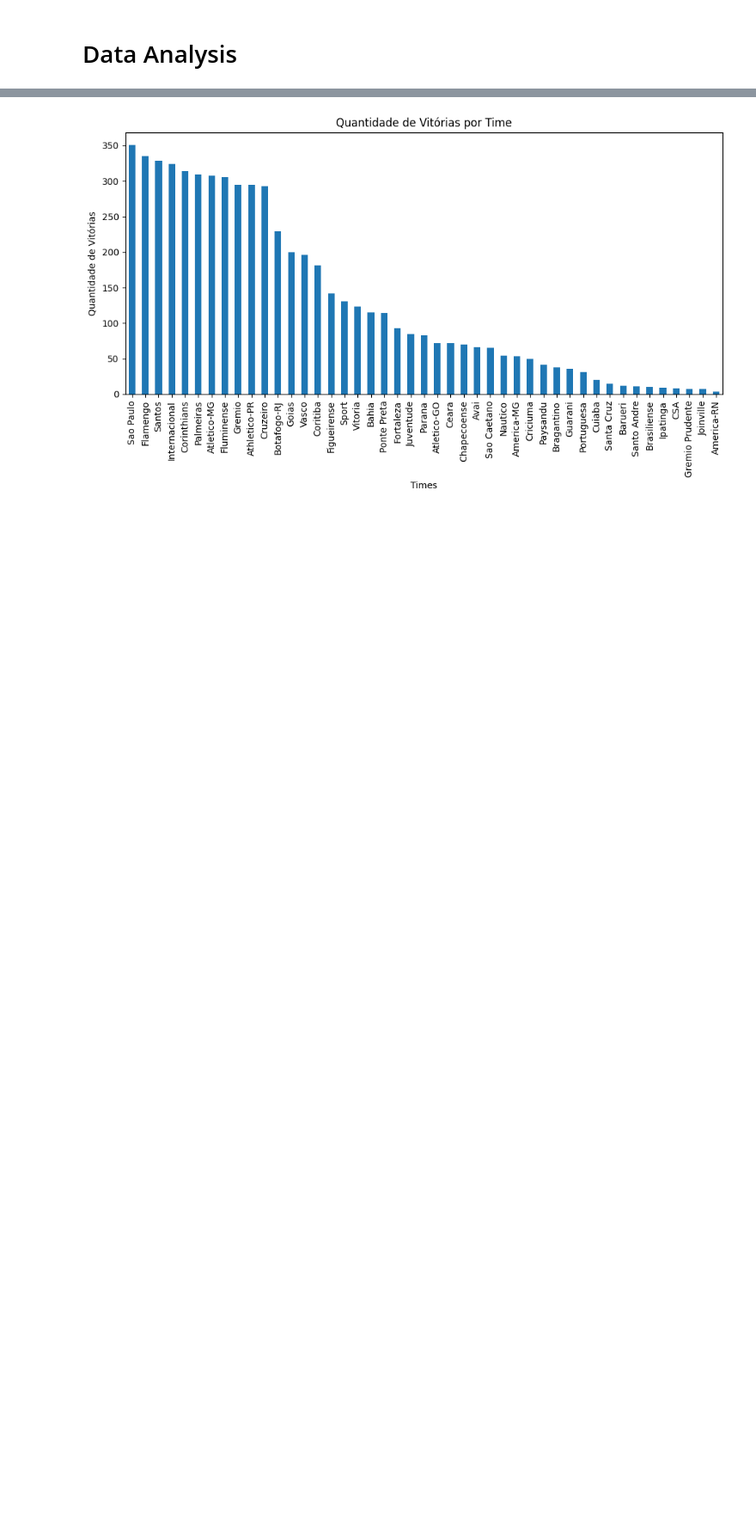
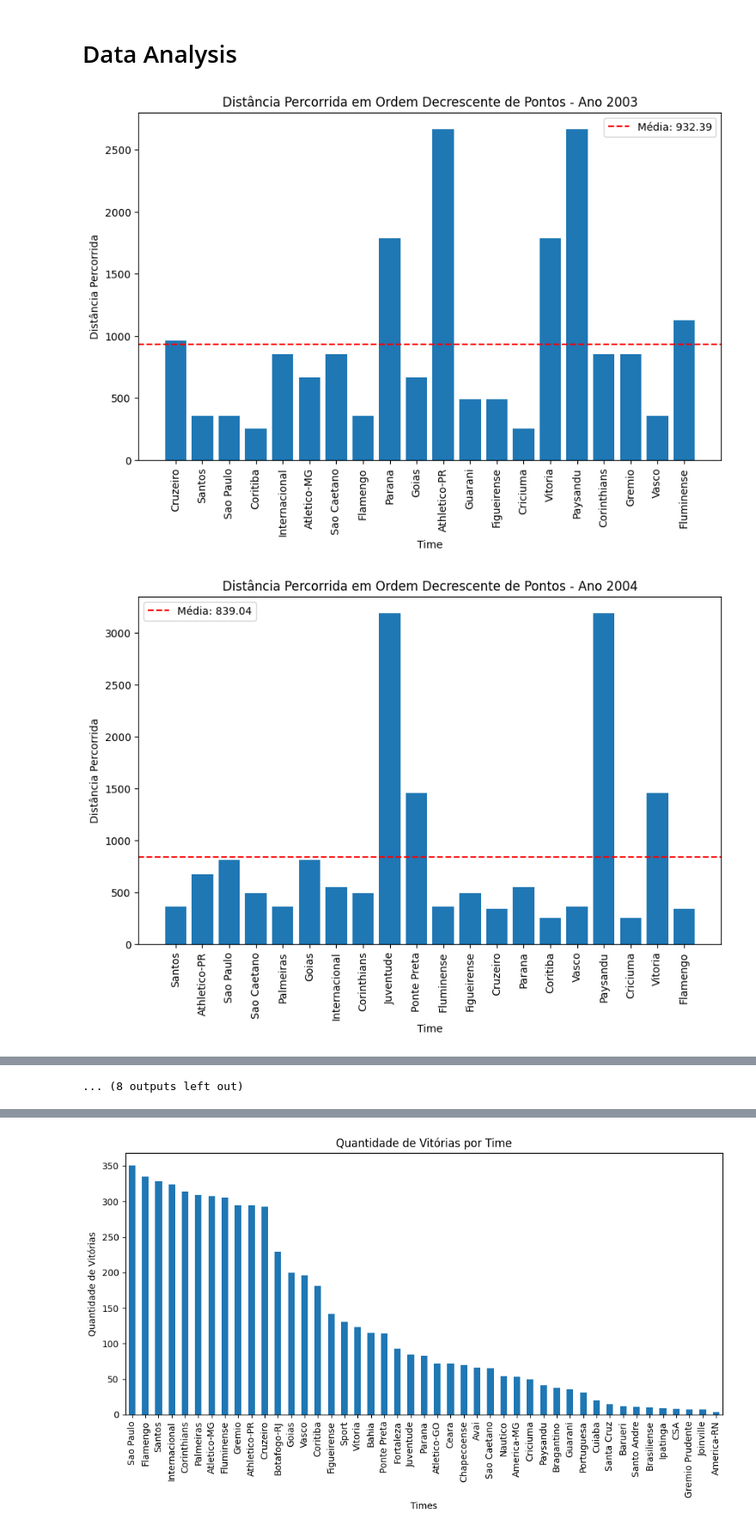
Before and after one commit to pabloalima81/brazilian_soccer_championship, a Jupyter notebook: brazilian_soccer_championship.ipynb, the cells around one changed output, grey strips where cells are left out. Shown at 86% size. Drawn from its saved outputs; the diff is of its cells as text; code cells hidden in the pictures; blank space fills up the shorter version.

```diff
--- a/brazilian_soccer_championship.ipynb
+++ b/brazilian_soccer_championship.ipynb
@@ -207,3 +207,46 @@ for df in top_tres_por_ano:
 420  2022       Flamengo      54            748.991953
 # %% [markdown]
 # Data Analysis
+# %%
+import matplotlib.pyplot as plt
+
+# Filtrar os times com "-"
+pontos_df = pontos_df[pontos_df['time'] != '-']
+
+# Criar uma lista para armazenar os três primeiros de cada ano
+top_tres_por_ano = []
+
+# Loop pelos anos únicos no DataFrame
+for ano in pontos_df['ano'].unique():
+    ano_df = pontos_df[pontos_df['ano'] == ano]
+
+    # Ordenar por pontos em ordem decrescente
+    ano_df = ano_df.sort_values(by='pontos', ascending=False)
+
+    # Pegar os três primeiros times do ano, excluindo "-" e times repetidos
+    top_tres_do_ano = ano_df.head(20)
+
+    top_tres_por_ano.append(top_tres_do_ano)
+
+# Exibir gráficos separados para cada ano
+for i, df in enumerate(top_tres_por_ano):
+    df = df.sort_values(by='pontos', ascending=False)
+
+    # Calcular a média da distância percorrida
+    media_distancia = df['distancia_percorrida'].mean()
+
+    plt.figure(figsize=(10, 6))
+    plt.bar(df['time'], df['distancia_percorrida'])
+
+    # Adicionar a linha da média
+    plt.axhline(y=media_distancia, color='r', linestyle='--', label=f'Média: {media_distancia:.2f}')
+
+    plt.title(f'Distância Percorrida em Ordem Decrescente de Pontos - Ano {df.iloc[0]["ano"]}')
+    plt.xlabel('Time')
+    plt.ylabel('Distância Percorrida')
+    plt.xticks(rotation=90)
+    plt.legend()
+    plt.show()
+# %% [output]
+[figure, added]
+[figure, added]
@@ -210,3 +263,4 @@ for df in top_tres_por_ano:
+... (8 outputs left out)
 # %%
 import matplotlib.pyplot as plt
 import seaborn as sns
```
Also changed, not shown: parts of 2 cells of this notebook.
